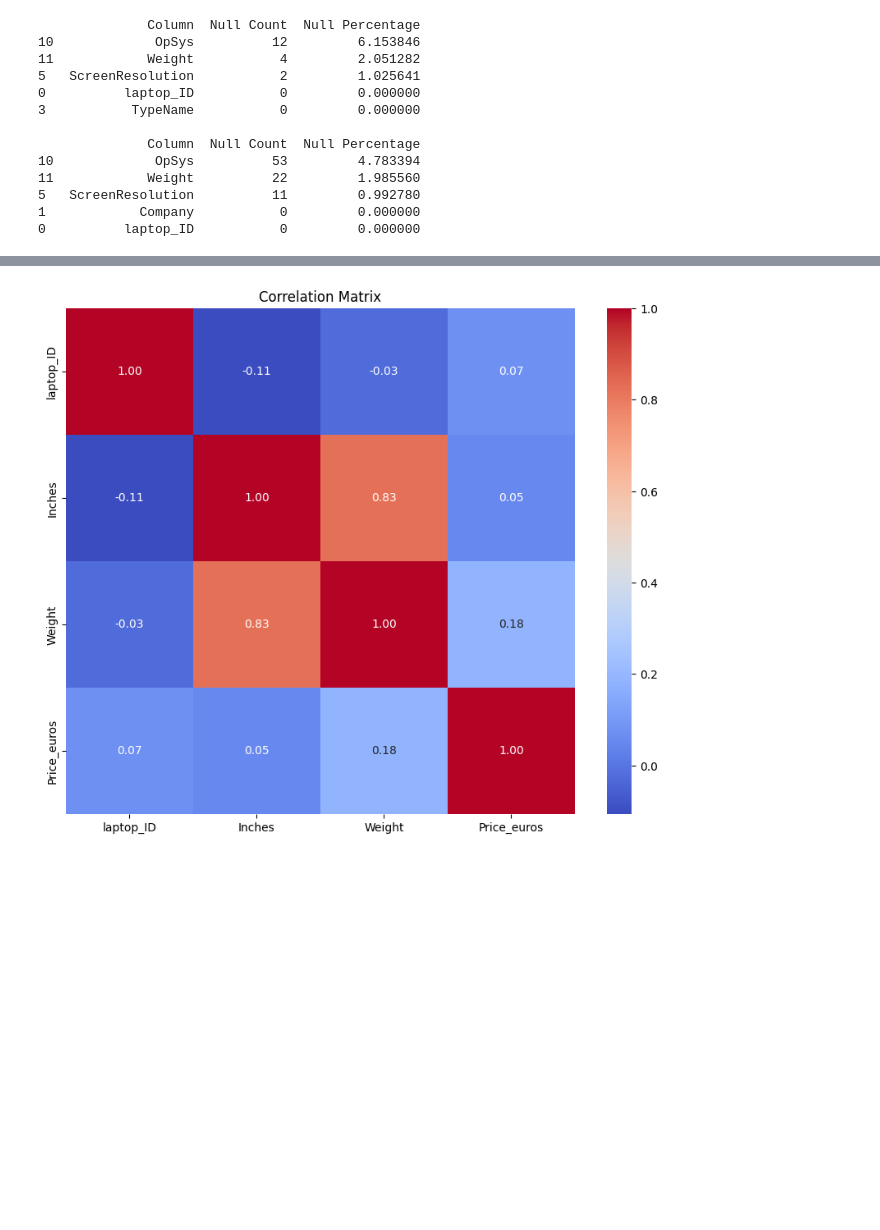
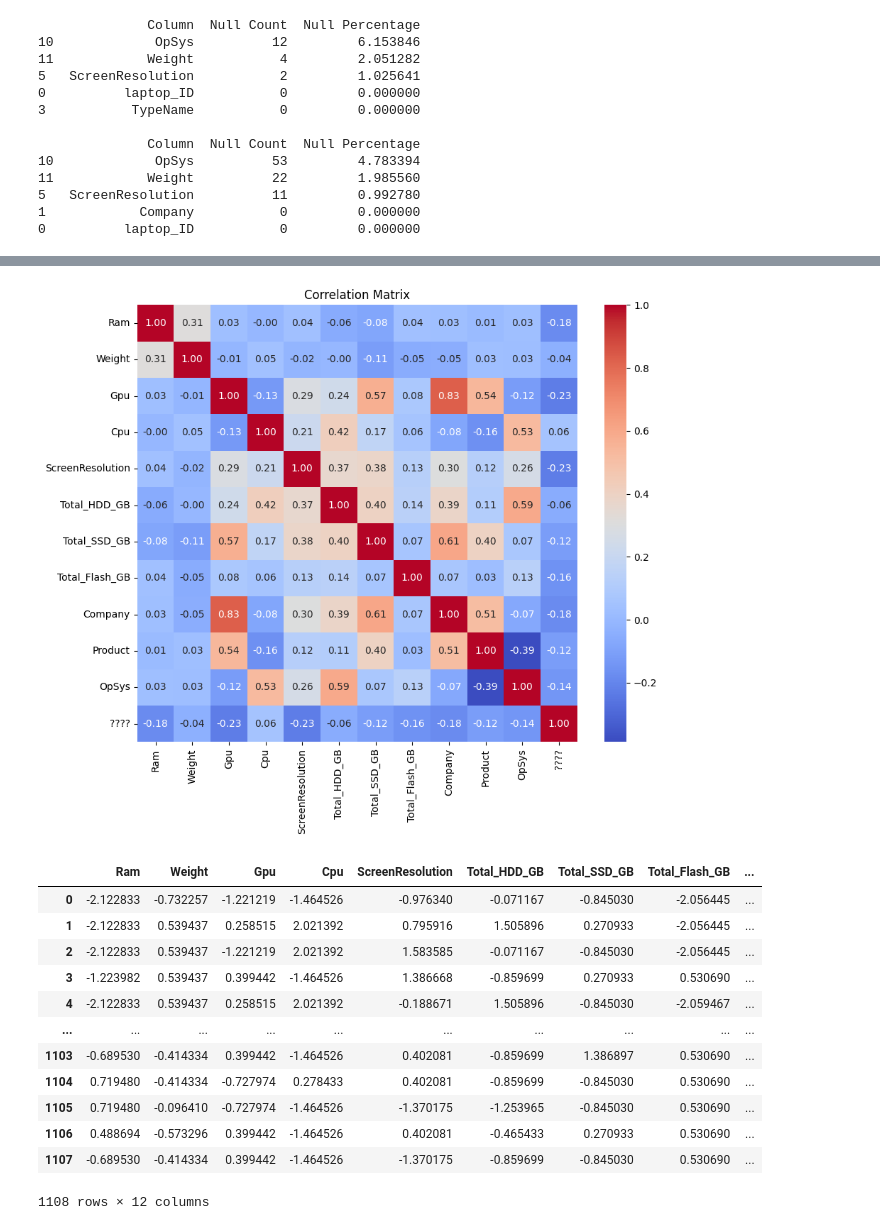
Before and after one commit to Howmanyeyes/ML_2024, a Jupyter notebook: DZ_4.ipynb, the cells around one changed output, grey strips where cells are left out. Saved outputs shown, nothing was run; the diff lists cells and outputs as text; code cells hidden in the pictures; blank space fills up the shorter version.

```diff
--- a/DZ_4.ipynb
+++ b/DZ_4.ipynb
@@ -144,0 +230,20 @@ train_set
+# %%
+train_set = pd.read_csv('data/Price_euros_train.csv')
+test_set = pd.read_csv('data/Price_euros_test.csv')
+sub_set = pd.read_csv('data/Sample_submition.csv')
+
+test_set = auto_fill_nulls(test_set).drop(columns=['laptop_ID','TypeName'])
+# dropped_test = delete_null_rows(test_set)
+train_set =  auto_fill_nulls(train_set).drop(columns=['laptop_ID', 'TypeName'])
+# dropped_train = delete_null_rows(train_set)
+
+# train_set.drop(columns=['TypeName'], inplace=True)
+# test_set.drop(columns=['TypeName'], inplace=True)
+
+X_train = train_set.drop('Price_euros', axis=1)
+y_train = train_set['Price_euros']
+
+X_test = test_set.copy()
+
+X_train = pipeline.fit_transform(X_train)
+X_test = pipeline.transform(test_set)
@@ -180,11 +287,38 @@ For example, when doing 'df[col].method(value, inplace=True)', try using 'df.met
 # %%
 
-numerical_cols = filled_train.select_dtypes(include=['number'])
+final_feature_names = [
+    'Ram',
+    'Weight',
+    'Gpu',
+    'Cpu',
+    'ScreenResolution',
+    'Total_HDD_GB',
+    'Total_SSD_GB',
+    'Total_Flash_GB',
+    'Company',
+    'Product', 'OpSys', '????'
+]
+data_df = pd.DataFrame(X_train, columns=final_feature_names)
+
+numerical_cols = data_df.select_dtypes(include=['number'])
 correlation_matrix = numerical_cols.corr()
-# Plot a heatmap
 plt.figure(figsize=(10, 8))
 sns.heatmap(correlation_matrix, annot=True, cmap='coolwarm', fmt=".2f")
 plt.title("Correlation Matrix")
 plt.show()
+data_df
 # %% [output]
-[figure, old version]
+[figure, new version]
+|  | Ram | Weight | Gpu | Cpu | ScreenResolution | Total_HDD_GB | Total_SSD_GB | Total_Flash_GB | ... |
+| 0 | -2.122833 | -0.732257 | -1.221219 | -1.464526 | -0.976340 | -0.071167 | -0.845030 | -2.056445 | ... |
+| 1 | -2.122833 | 0.539437 | 0.258515 | 2.021392 | 0.795916 | 1.505896 | 0.270933 | -2.056445 | ... |
+| 2 | -2.122833 | 0.539437 | -1.221219 | 2.021392 | 1.583585 | -0.071167 | -0.845030 | -2.056445 | ... |
+| 3 | -1.223982 | 0.539437 | 0.399442 | -1.464526 | 1.386668 | -0.859699 | 0.270933 | 0.530690 | ... |
+| 4 | -2.122833 | 0.539437 | 0.258515 | 2.021392 | -0.188671 | 1.505896 | -0.845030 | -2.059467 | ... |
+| ... | ... | ... | ... | ... | ... | ... | ... | ... | ... |
+| 1103 | -0.689530 | -0.414334 | 0.399442 | -1.464526 | 0.402081 | -0.859699 | 1.386897 | 0.530690 | ... |
+| 1104 | 0.719480 | -0.414334 | -0.727974 | 0.278433 | 0.402081 | -0.859699 | -0.845030 | 0.530690 | ... |
+| 1105 | 0.719480 | -0.096410 | -0.727974 | -1.464526 | -1.370175 | -1.253965 | -0.845030 | 0.530690 | ... |
+| 1106 | 0.488694 | -0.573296 | 0.399442 | -1.464526 | 0.402081 | -0.465433 | 0.270933 | 0.530690 | ... |
+| 1107 | -0.689530 | -0.414334 | 0.399442 | -1.464526 | -1.370175 | -0.859699 | -0.845030 | 0.530690 | ... |
+1108 rows × 12 columns
```
Also changed, not shown: parts of 15 cells of this notebook, 2 other files.
